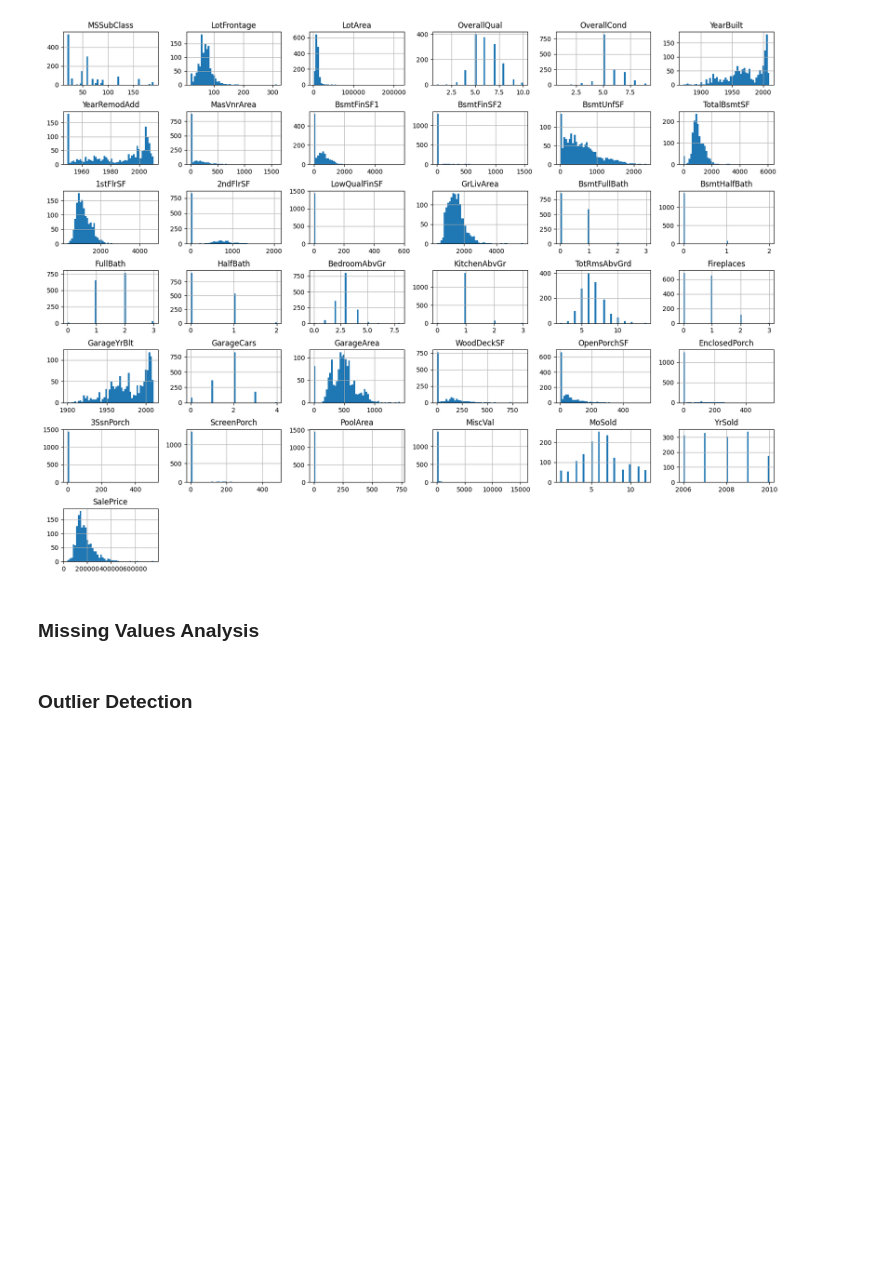
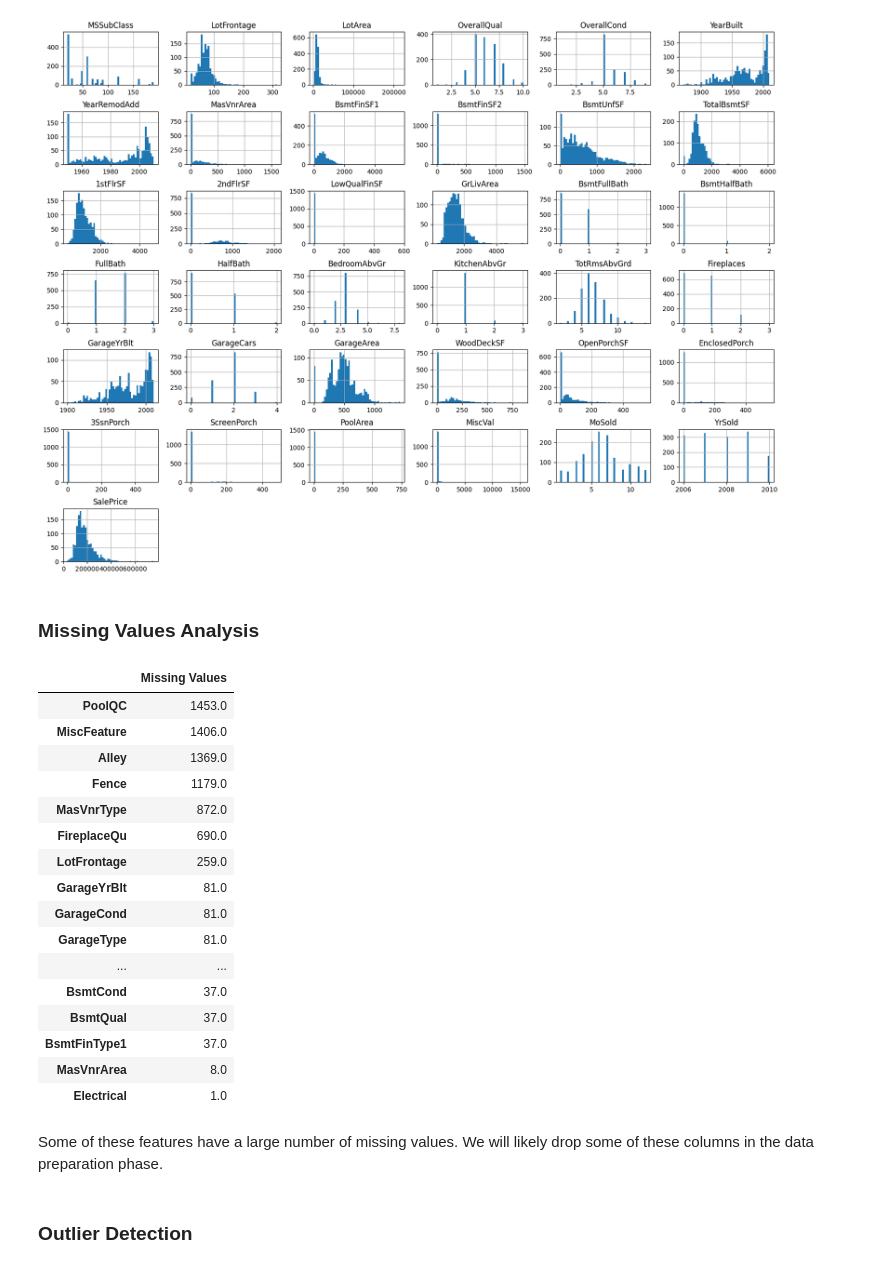
Before and after one commit to krisburke/house-price-prediction-capstone, a Jupyter notebook: notebook/house-price-prediction.ipynb, the cells around one changed output. Drawn from its saved outputs; the diff is of its cells as text; code cells hidden in the pictures; blank space fills up the shorter version.

```diff
--- a/notebook/house-price-prediction.ipynb
+++ b/notebook/house-price-prediction.ipynb
@@ -123,6 +132,34 @@ plt.show()
 [figure]
 # %% [markdown]
 ### Missing Values Analysis
+# %%
+missing_values = X.isnull().sum().sort_values(ascending=False).where(lambda x: x > 0).dropna()
+missing_values_html = missing_values.to_frame().rename(columns={0: 'Missing Values'}).to_html()
+display(HTML(f"""
+<div style="max-height: 200px; overflow-y: scroll;">
+    {missing_values_html}
+</div>
+"""))
+# %% [output]
+|  | Missing Values |
+| PoolQC | 1453.0 |
+| MiscFeature | 1406.0 |
+| Alley | 1369.0 |
+| Fence | 1179.0 |
+| MasVnrType | 872.0 |
+| FireplaceQu | 690.0 |
+| LotFrontage | 259.0 |
+| GarageYrBlt | 81.0 |
+| GarageCond | 81.0 |
+| GarageType | 81.0 |
+| ... | ... |
+| BsmtCond | 37.0 |
+| BsmtQual | 37.0 |
+| BsmtFinType1 | 37.0 |
+| MasVnrArea | 8.0 |
+| Electrical | 1.0 |
+# %% [markdown]
+Some of these features have a large number of missing values. We will likely drop some of these columns in the data preparation phase.
 # %% [markdown]
 ### Outlier Detection
 # %%
```
Also changed, not shown: parts of 45 cells of this notebook.
